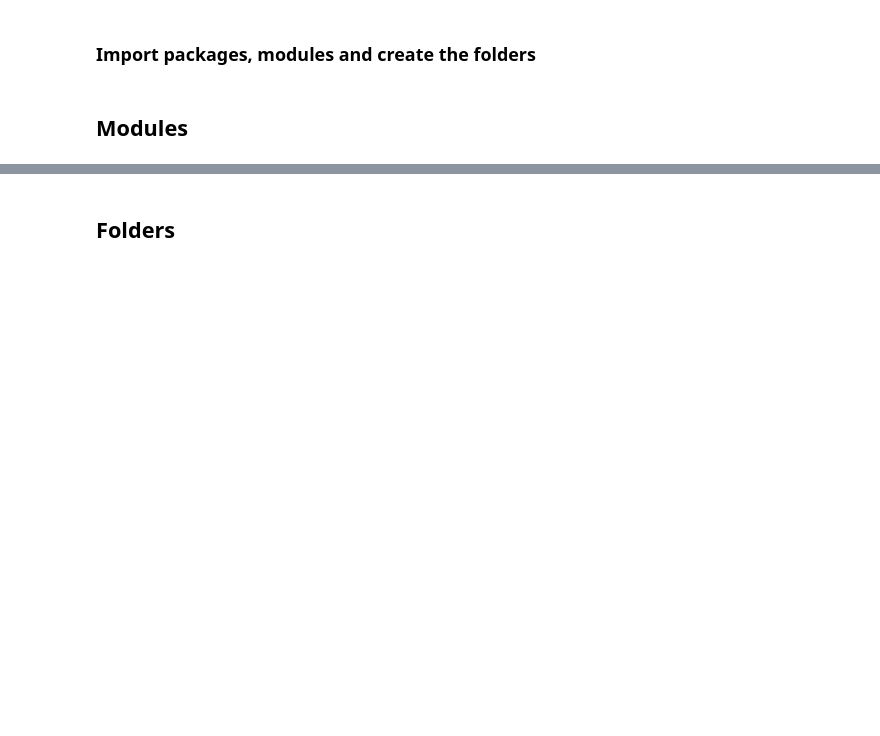
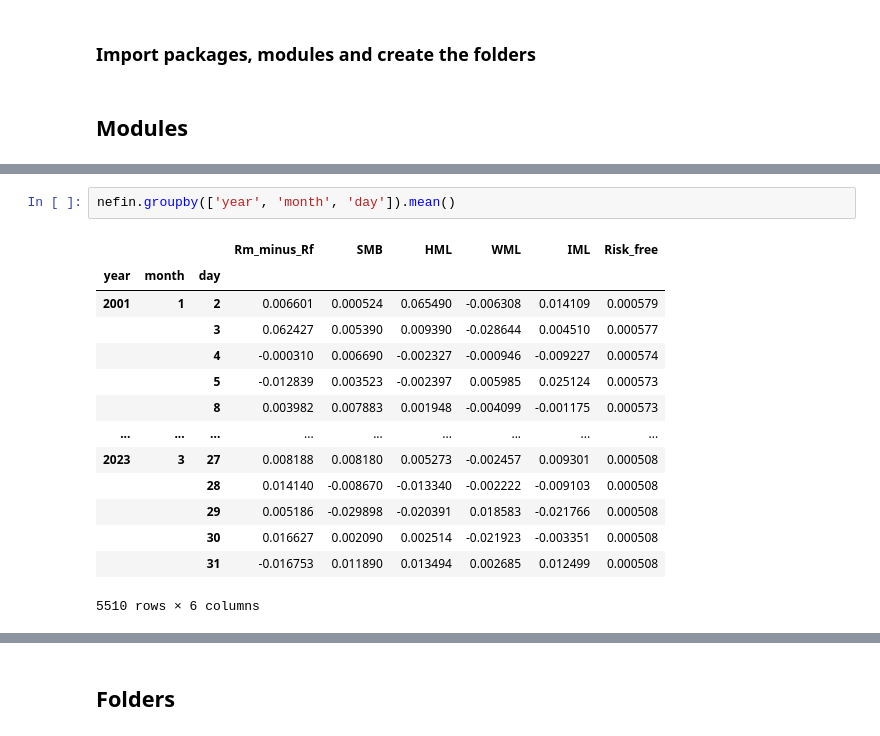
Before and after one commit to lvoltolini/Finance_file, a Jupyter notebook: Notebook.ipynb, the cells around one changed output, grey strips where cells are left out. Cells and saved outputs as stored; diff of their text form; blank space fills up the shorter version.

```diff
--- a/Notebook.ipynb
+++ b/Notebook.ipynb
@@ -27,0 +94,17 @@ Hello World
+# %%
+nefin.groupby(['year', 'month', 'day']).mean()
+# %% [output]
+|  |  |  | Rm_minus_Rf | SMB | HML | WML | IML | Risk_free |
+| year | month | day |  |  |  |  |  |  |
+| 2001 | 1 | 2 | 0.006601 | 0.000524 | 0.065490 | -0.006308 | 0.014109 | 0.000579 |
+|  |  | 3 | 0.062427 | 0.005390 | 0.009390 | -0.028644 | 0.004510 | 0.000577 |
+|  |  | 4 | -0.000310 | 0.006690 | -0.002327 | -0.000946 | -0.009227 | 0.000574 |
+|  |  | 5 | -0.012839 | 0.003523 | -0.002397 | 0.005985 | 0.025124 | 0.000573 |
+|  |  | 8 | 0.003982 | 0.007883 | 0.001948 | -0.004099 | -0.001175 | 0.000573 |
+| ... | ... | ... | ... | ... | ... | ... | ... | ... |
+| 2023 | 3 | 27 | 0.008188 | 0.008180 | 0.005273 | -0.002457 | 0.009301 | 0.000508 |
+|  |  | 28 | 0.014140 | -0.008670 | -0.013340 | -0.002222 | -0.009103 | 0.000508 |
+|  |  | 29 | 0.005186 | -0.029898 | -0.020391 | 0.018583 | -0.021766 | 0.000508 |
+|  |  | 30 | 0.016627 | 0.002090 | 0.002514 | -0.021923 | -0.003351 | 0.000508 |
+|  |  | 31 | -0.016753 | 0.011890 | 0.013494 | 0.002685 | 0.012499 | 0.000508 |
+5510 rows × 6 columns
```
Also changed, not shown: parts of 9 cells of this notebook, 2 other files.
